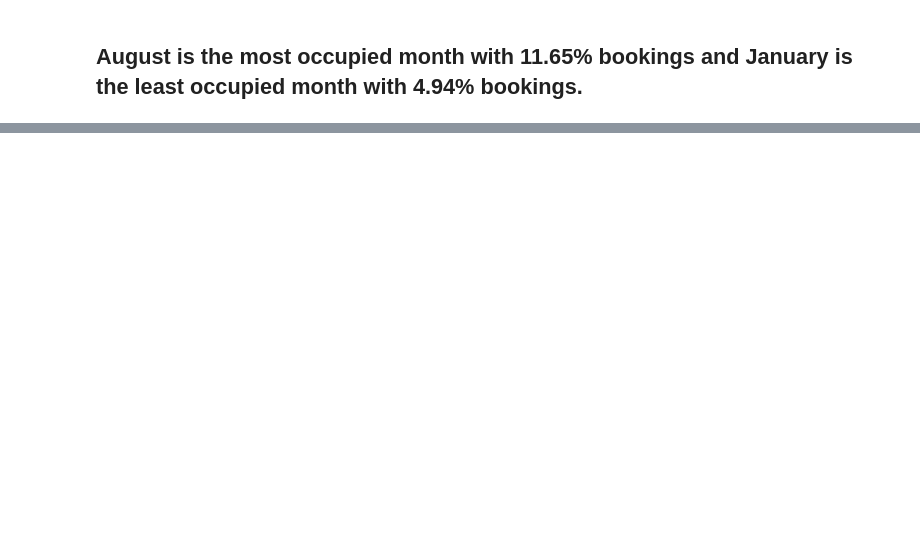
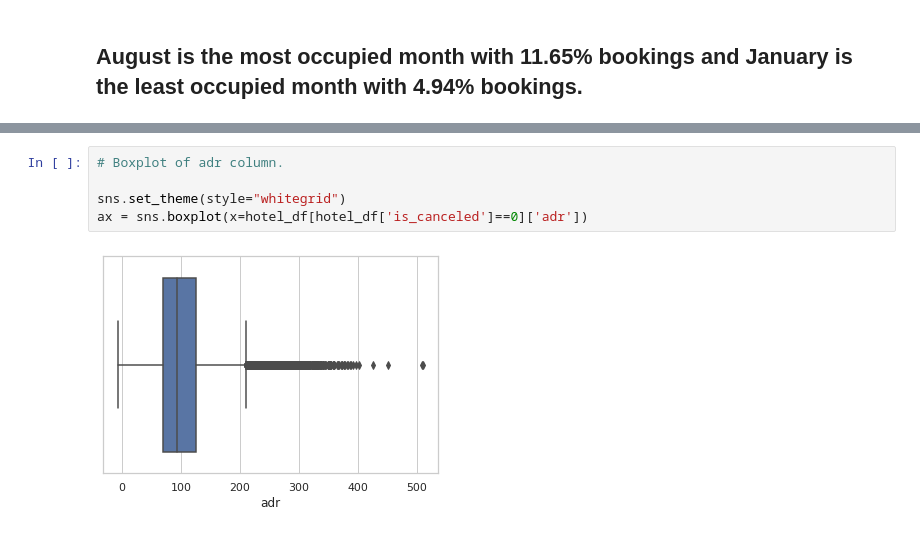
Before and after one commit to abhinendra88/hotel-booking-analysis, a Jupyter notebook: Hotel_Booking_Analysis_Capstone_Project.ipynb, the cells around one changed output, grey strips where cells are left out. Drawn from its saved outputs; the diff is of its cells as text; blank space fills up the shorter version.

```diff
--- a/Hotel_Booking_Analysis_Capstone_Project.ipynb
+++ b/Hotel_Booking_Analysis_Capstone_Project.ipynb
@@ -388,0 +506,7 @@ ax = month_hotel_type.plot.bar(figsize = (15,10),fontsize = 14)
+# %%
+# Boxplot of adr column.
+
+sns.set_theme(style="whitegrid")
+ax = sns.boxplot(x=hotel_df[hotel_df['is_canceled']==0]['adr'])
+# %% [output]
+[figure, added]
```
Also changed, not shown: parts of 30 cells of this notebook.
